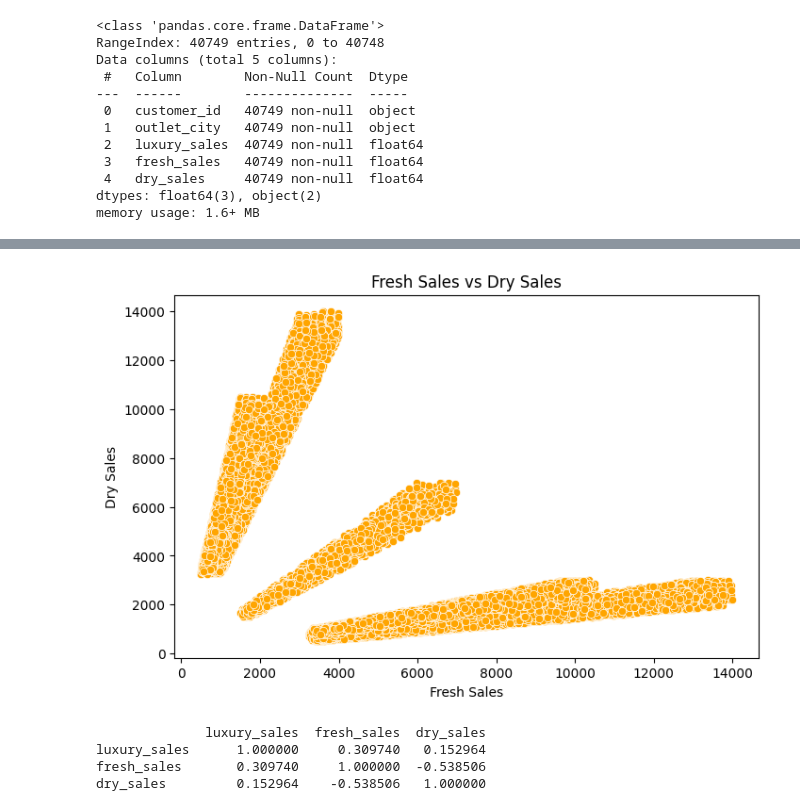
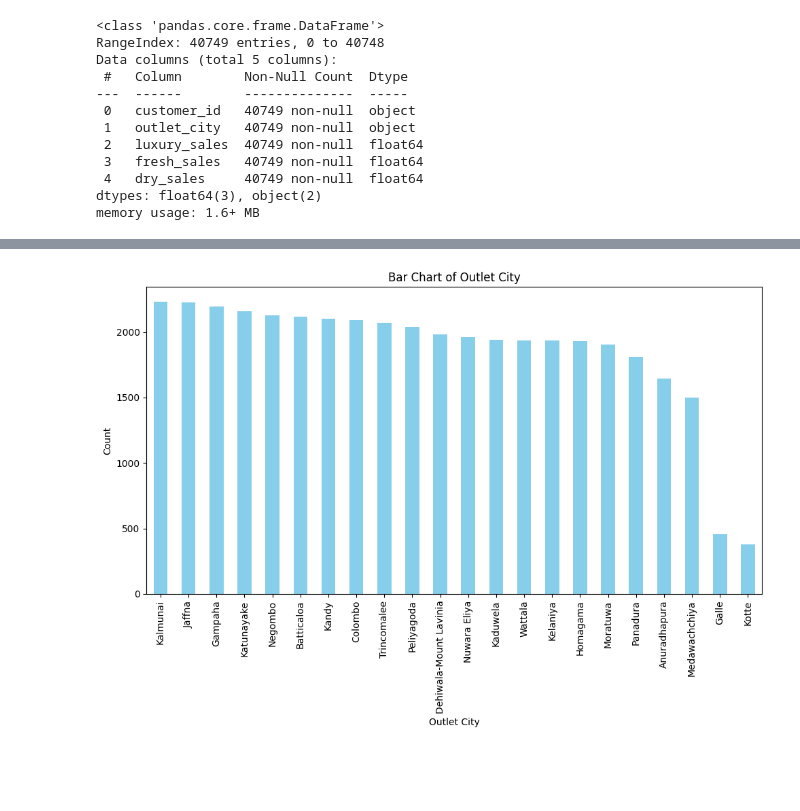
Before and after one commit to Krishnadayal/Data-Science-Project-Lifecycle, a Jupyter notebook: finalised_test.ipynb, the cells around one changed output, grey strips where cells are left out. Drawn from its saved outputs; the diff is of its cells as text; code cells hidden in the pictures; blank space fills up the shorter version.

```diff
--- a/finalised_test.ipynb
+++ b/finalised_test.ipynb
@@ -565,18 +542,13 @@ plt.show()
-# %%
-plt.figure(figsize=(8, 5))
-sns.scatterplot(x='fresh_sales', y='dry_sales', data=kj_test, color='orange')
-plt.title('Fresh Sales vs Dry Sales')
-plt.xlabel('Fresh Sales')
-plt.ylabel('Dry Sales')
-plt.show()
-# %% [output]
-[figure, removed]
-# %%
-correlation = kj_test[['luxury_sales', 'fresh_sales', 'dry_sales']].corr()
-print(correlation)
-# %% [output]
-              luxury_sales  fresh_sales  dry_sales
-luxury_sales      1.000000     0.309740   0.152964
-fresh_sales       0.309740     1.000000  -0.538506
-dry_sales         0.152964    -0.538506   1.000000
+# %%
+outlet_city_counts = kj_test["outlet_city"].value_counts()
+
+plt.figure(figsize = (10,7))
+outlet_city_counts.plot(kind = "bar", color = "skyblue")
+plt.title("Bar Chart of Outlet City")
+plt.xlabel("Outlet City")
+plt.ylabel("Count")
+plt.tight_layout()
+plt.show()
+# %% [output]
+[figure, added]
 # %%
```
Also changed, not shown: parts of 9 cells of this notebook.
